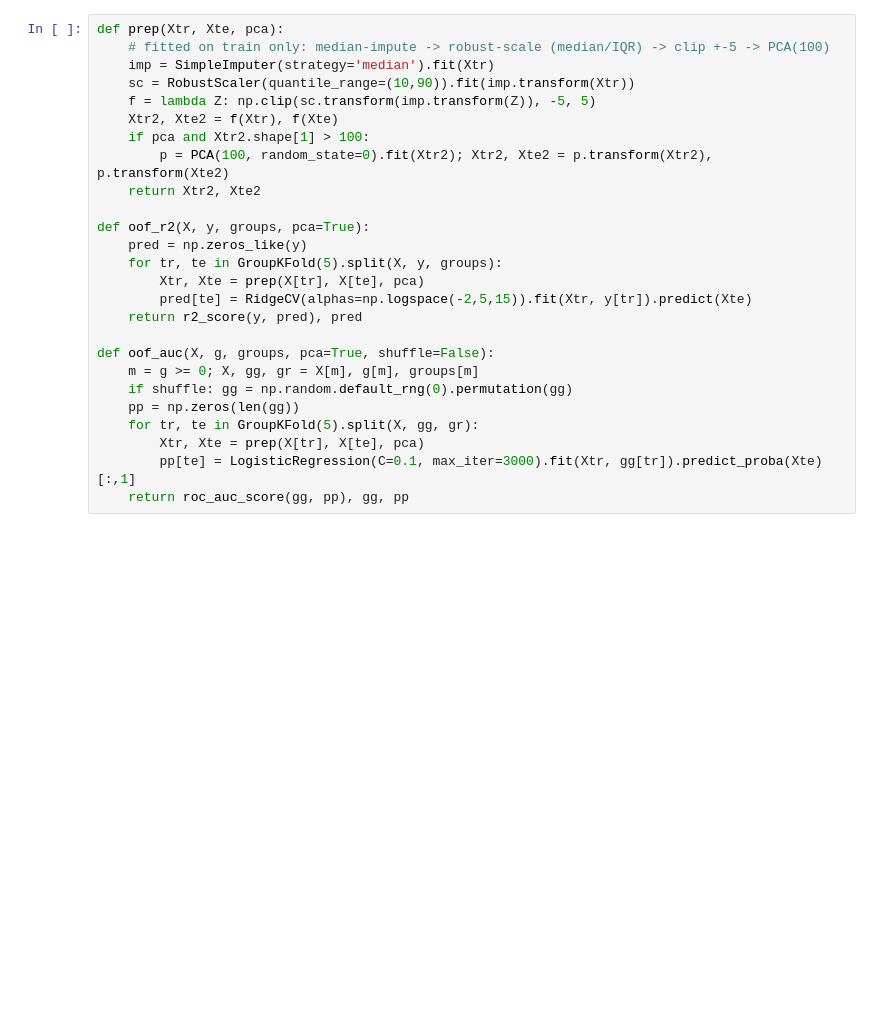
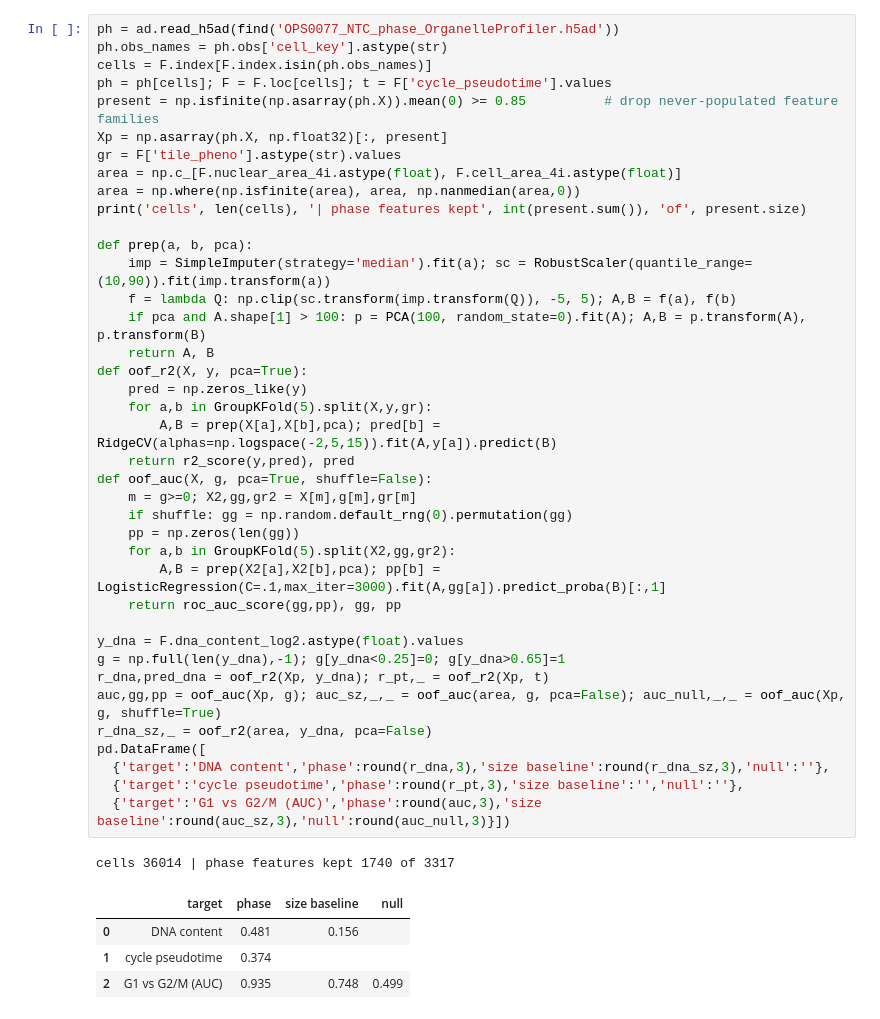
Before and after one commit to talha1369/cytodata-altair-crossmodal, a Jupyter notebook: phase_to_cell_cycle.ipynb, the cells around one changed output. Cells and saved outputs as stored; diff of their text form; blank space fills up the shorter version.

```diff
--- a/phase_to_cell_cycle.ipynb
+++ b/phase_to_cell_cycle.ipynb
@@ -74,26 +187,45 @@ RidgeCV for the continuous targets and logistic regression for G1 vs G2/M. Basel
 # %%
-def prep(Xtr, Xte, pca):
-    # fitted on train only: median-impute -> robust-scale (median/IQR) -> clip +-5 -> PCA(100)
-    imp = SimpleImputer(strategy='median').fit(Xtr)
-    sc = RobustScaler(quantile_range=(10,90)).fit(imp.transform(Xtr))
-    f = lambda Z: np.clip(sc.transform(imp.transform(Z)), -5, 5)
-    Xtr2, Xte2 = f(Xtr), f(Xte)
-    if pca and Xtr2.shape[1] > 100:
-        p = PCA(100, random_state=0).fit(Xtr2); Xtr2, Xte2 = p.transform(Xtr2), p.transform(Xte2)
-    return Xtr2, Xte2
+ph = ad.read_h5ad(find('OPS0077_NTC_phase_OrganelleProfiler.h5ad'))
+ph.obs_names = ph.obs['cell_key'].astype(str)
+cells = F.index[F.index.isin(ph.obs_names)]
+ph = ph[cells]; F = F.loc[cells]; t = F['cycle_pseudotime'].values
+present = np.isfinite(np.asarray(ph.X)).mean(0) >= 0.85          # drop never-populated feature families
+Xp = np.asarray(ph.X, np.float32)[:, present]
+gr = F['tile_pheno'].astype(str).values
+area = np.c_[F.nuclear_area_4i.astype(float), F.cell_area_4i.astype(float)]
+area = np.where(np.isfinite(area), area, np.nanmedian(area,0))
+print('cells', len(cells), '| phase features kept', int(present.sum()), 'of', present.size)
 
-def oof_r2(X, y, groups, pca=True):
+def prep(a, b, pca):
+    imp = SimpleImputer(strategy='median').fit(a); sc = RobustScaler(quantile_range=(10,90)).fit(imp.transform(a))
+    f = lambda Q: np.clip(sc.transform(imp.transform(Q)), -5, 5); A,B = f(a), f(b)
+    if pca and A.shape[1] > 100: p = PCA(100, random_state=0).fit(A); A,B = p.transform(A), p.transform(B)
+    return A, B
+def oof_r2(X, y, pca=True):
     pred = np.zeros_like(y)
-    for tr, te in GroupKFold(5).split(X, y, groups):
-        Xtr, Xte = prep(X[tr], X[te], pca)
-        pred[te] = RidgeCV(alphas=np.logspace(-2,5,15)).fit(Xtr, y[tr]).predict(Xte)
-    return r2_score(y, pred), pred
-
-def oof_auc(X, g, groups, pca=True, shuffle=False):
-    m = g >= 0; X, gg, gr = X[m], g[m], groups[m]
+    for a,b in GroupKFold(5).split(X,y,gr):
+        A,B = prep(X[a],X[b],pca); pred[b] = RidgeCV(alphas=np.logspace(-2,5,15)).fit(A,y[a]).predict(B)
+    return r2_score(y,pred), pred
+def oof_auc(X, g, pca=True, shuffle=False):
+    m = g>=0; X2,gg,gr2 = X[m],g[m],gr[m]
     if shuffle: gg = np.random.default_rng(0).permutation(gg)
     pp = np.zeros(len(gg))
-    for tr, te in GroupKFold(5).split(X, gg, gr):
-        Xtr, Xte = prep(X[tr], X[te], pca)
-        pp[te] = LogisticRegression(C=0.1, max_iter=3000).fit(Xtr, gg[tr]).predict_proba(Xte)[:,1]
-    return roc_auc_score(gg, pp), gg, pp
+    for a,b in GroupKFold(5).split(X2,gg,gr2):
+        A,B = prep(X2[a],X2[b],pca); pp[b] = LogisticRegression(C=.1,max_iter=3000).fit(A,gg[a]).predict_proba(B)[:,1]
+    return roc_auc_score(gg,pp), gg, pp
+
+y_dna = F.dna_content_log2.astype(float).values
+g = np.full(len(y_dna),-1); g[y_dna<0.25]=0; g[y_dna>0.65]=1
+r_dna,pred_dna = oof_r2(Xp, y_dna); r_pt,_ = oof_r2(Xp, t)
+auc,gg,pp = oof_auc(Xp, g); auc_sz,_,_ = oof_auc(area, g, pca=False); auc_null,_,_ = oof_auc(Xp, g, shuffle=True)
+r_dna_sz,_ = oof_r2(area, y_dna, pca=False)
+pd.DataFrame([
+  {'target':'DNA content','phase':round(r_dna,3),'size baseline':round(r_dna_sz,3),'null':''},
+  {'target':'cycle pseudotime','phase':round(r_pt,3),'size baseline':'','null':''},
+  {'target':'G1 vs G2/M (AUC)','phase':round(auc,3),'size baseline':round(auc_sz,3),'null':round(auc_null,3)}])
+# %% [output]
+cells 36014 | phase features kept 1740 of 3317
+|  | target | phase | size baseline | null |
+| 0 | DNA content | 0.481 | 0.156 |  |
+| 1 | cycle pseudotime | 0.374 |  |  |
+| 2 | G1 vs G2/M (AUC) | 0.935 | 0.748 | 0.499 |
```
Also changed, not shown: parts of 26 cells of this notebook, 5 other files.
